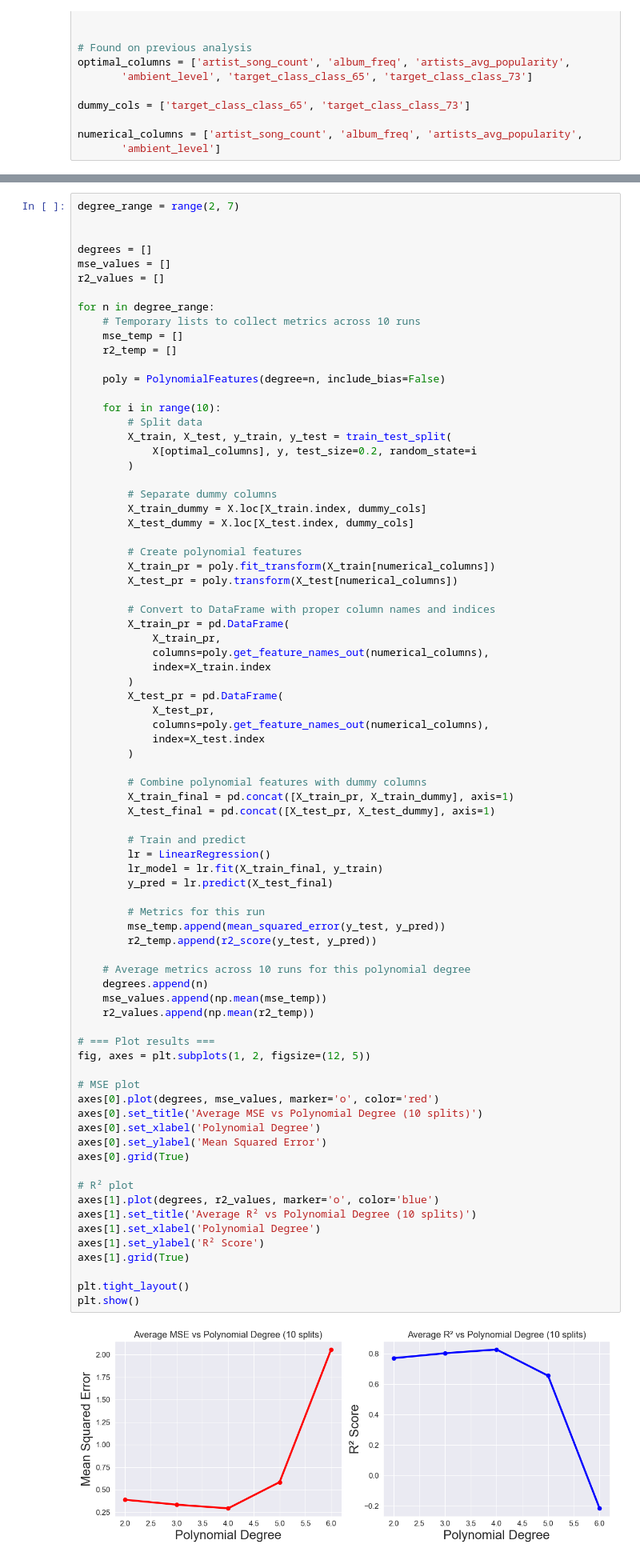
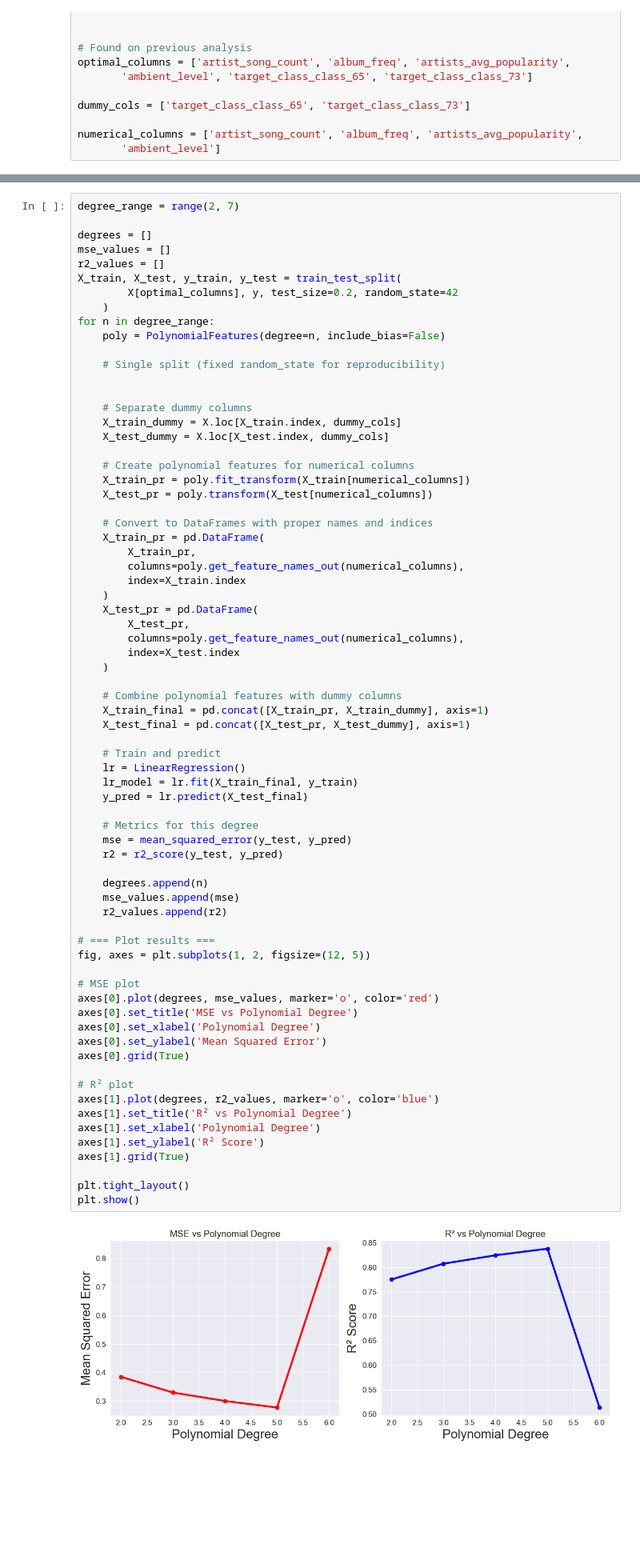
Before and after one commit to EnMiaoYe/APRAU_DEN_C_1211905_1211613_1030058, a Jupyter notebook: src/multiple_regression/model_improvement.ipynb, the cells around one changed output, grey strips where cells are left out. Shown at 80% size. Saved outputs shown, nothing was run; the diff lists cells and outputs as text; blank space fills up the shorter version.

```diff
--- a/src/multiple_regression/model_improvement.ipynb
+++ b/src/multiple_regression/model_improvement.ipynb
@@ -65,80 +64,73 @@ From the graphs, we can see that the most **optimal polynomial degree is 4**, as
 # %%
 degree_range = range(2, 7)
-
 
 degrees = []
 mse_values = []
 r2_values = []
-
+X_train, X_test, y_train, y_test = train_test_split(
+        X[optimal_columns], y, test_size=0.2, random_state=42
+    )
 for n in degree_range:
-    # Temporary lists to collect metrics across 10 runs
-    mse_temp = []
-    r2_temp = []
-
     poly = PolynomialFeatures(degree=n, include_bias=False)
 
-    for i in range(10):
-        # Split data
-        X_train, X_test, y_train, y_test = train_test_split(
-            X[optimal_columns], y, test_size=0.2, random_state=i
-        )
+    # Single split (fixed random_state for reproducibility)
 
-        # Separate dummy columns
-        X_train_dummy = X.loc[X_train.index, dummy_cols]
-        X_test_dummy = X.loc[X_test.index, dummy_cols]
 
-        # Create polynomial features
-        X_train_pr = poly.fit_transform(X_train[numerical_columns])
-        X_test_pr = poly.transform(X_test[numerical_columns])
+    # Separate dummy columns
+    X_train_dummy = X.loc[X_train.index, dummy_cols]
+    X_test_dummy = X.loc[X_test.index, dummy_cols]
 
-        # Convert to DataFrame with proper column names and indices
-        X_train_pr = pd.DataFrame(
-            X_train_pr,
-            columns=poly.get_feature_names_out(numerical_columns),
-            index=X_train.index
-        )
-        X_test_pr = pd.DataFrame(
-            X_test_pr,
-            columns=poly.get_feature_names_out(numerical_columns),
-            index=X_test.index
-        )
+    # Create polynomial features for numerical columns
+    X_train_pr = poly.fit_transform(X_train[numerical_columns])
+    X_test_pr = poly.transform(X_test[numerical_columns])
 
-        # Combine polynomial features with dummy columns
-        X_train_final = pd.concat([X_train_pr, X_train_dummy], axis=1)
-        X_test_final = pd.concat([X_test_pr, X_test_dummy], axis=1)
+    # Convert to DataFrames with proper names and indices
+    X_train_pr = pd.DataFrame(
+        X_train_pr,
+        columns=poly.get_feature_names_out(numerical_columns),
+        index=X_train.index
+    )
+    X_test_pr = pd.DataFrame(
+        X_test_pr,
+        columns=poly.get_feature_names_out(numerical_columns),
+        index=X_test.index
+    )
 
-        # Train and predict
-        lr = LinearRegression()
-        lr_model = lr.fit(X_train_final, y_train)
-        y_pred = lr.predict(X_test_final)
+    # Combine polynomial features with dummy columns
+    X_train_final = pd.concat([X_train_pr, X_train_dummy], axis=1)
+    X_test_final = pd.concat([X_test_pr, X_test_dummy], axis=1)
 
-        # Metrics for this run
-        mse_temp.append(mean_squared_error(y_test, y_pred))
-        r2_temp.append(r2_score(y_test, y_pred))
+    # Train and predict
+    lr = LinearRegression()
+    lr_model = lr.fit(X_train_final, y_train)
+    y_pred = lr.predict(X_test_final)
 
-    # Average metrics across 10 runs for this polynomial degree
+    # Metrics for this degree
+    mse = mean_squared_error(y_test, y_pred)
+    r2 = r2_score(y_test, y_pred)
+
     degrees.append(n)
-    mse_values.append(np.mean(mse_temp))
-    r2_values.append(np.mean(r2_temp))
+    mse_values.append(mse)
+    r2_values.append(r2)
 
 # === Plot results ===
 fig, axes = plt.subplots(1, 2, figsize=(12, 5))
 
 # MSE plot
 axes[0].plot(degrees, mse_values, marker='o', color='red')
-axes[0].set_title('Average MSE vs Polynomial Degree (10 splits)')
+axes[0].set_title('MSE vs Polynomial Degree')
 axes[0].set_xlabel('Polynomial Degree')
 axes[0].set_ylabel('Mean Squared Error')
 axes[0].grid(True)
 
 # R² plot
 axes[1].plot(degrees, r2_values, marker='o', color='blue')
-axes[1].set_title('Average R² vs Polynomial Degree (10 splits)')
+axes[1].set_title('R² vs Polynomial Degree')
 axes[1].set_xlabel('Polynomial Degree')
 axes[1].set_ylabel('R² Score')
 axes[1].grid(True)
 
 plt.tight_layout()
 plt.show()
 # %% [output]
-[figure, old version]
+[figure, new version]
```
Also changed, not shown: parts of 7 cells of this notebook, 3 other files.
